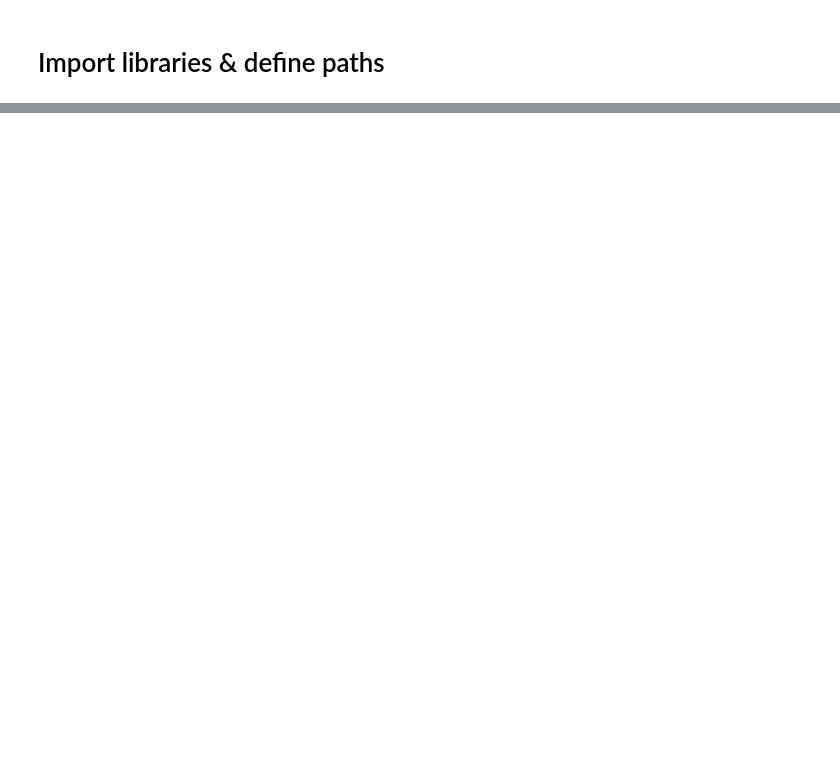
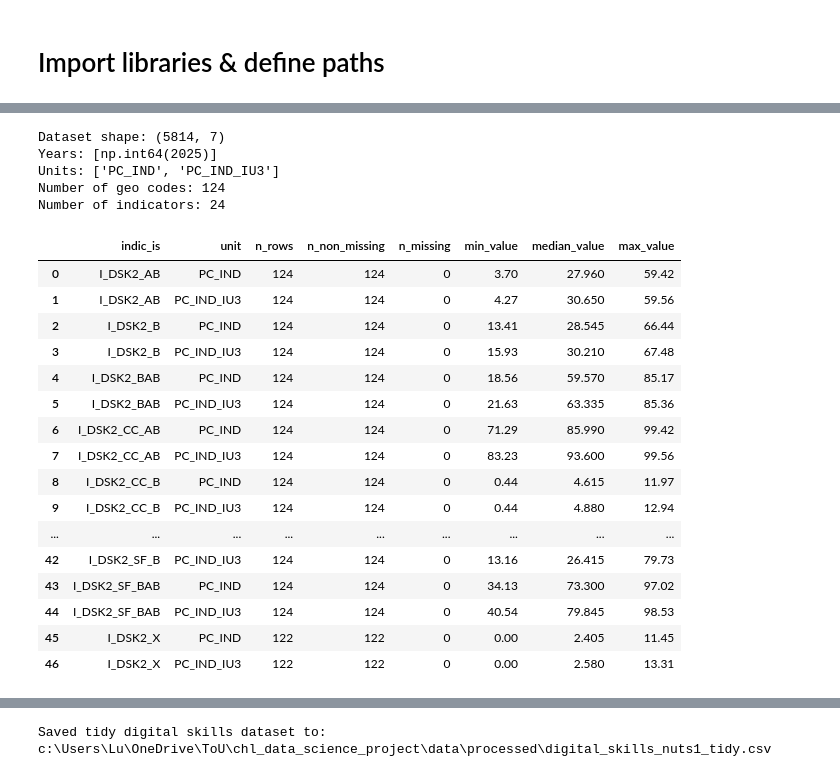
Before and after one commit to andmotus/AI-Literacy-Gap-Index, a Jupyter notebook: notebooks/01_load_data.ipynb, the cells around one changed output, grey strips where cells are left out. Drawn from its saved outputs; the diff is of its cells as text; code cells hidden in the pictures; blank space fills up the shorter version.

```diff
--- a/notebooks/01_load_data.ipynb
+++ b/notebooks/01_load_data.ipynb
@@ -149,0 +244,71 @@ ai_skills_df[[
+# %%
+# -----------------------------
+# Inspect available indicators and data coverage
+# -----------------------------
+
+print("Dataset shape:", digital_skills_long.shape)
+print("Years:", sorted(digital_skills_long["year"].unique()))
+print("Units:", sorted(digital_skills_long["unit"].unique()))
+print("Number of geo codes:", digital_skills_long["geo"].nunique())
+print("Number of indicators:", digital_skills_long["indic_is"].nunique())
+
+# Indicator-level overview
+indicator_overview = (
+    digital_skills_long
+    .groupby(["indic_is", "unit"], as_index=False)
+    .agg(
+        n_rows=("value", "size"),
+        n_non_missing=("value", "count"),
+        n_missing=("value", lambda x: x.isna().sum()),
+        min_value=("value", "min"),
+        median_value=("value", "median"),
+        max_value=("value", "max")
+    )
+    .sort_values(["indic_is", "unit"])
+)
+
+display(indicator_overview)
+
+# Region-level missingness overview
+region_overview = (
+    digital_skills_long
+    .groupby("geo", as_index=False)
+    .agg(
+        n_rows=("value", "size"),
+        n_non_missing=("value", "count"),
+        n_missing=("value", lambda x: x.isna().sum())
+    )
+    .assign(missing_share=lambda df: df["n_missing"] / df["n_rows"])
+    .sort_values("missing_share", ascending=False)
+)
+
+display(region_overview.head(20))
+
+# Save tidy interim dataset for later notebooks
+interim_path = PROCESSED_DIR / "digital_skills_nuts1_tidy.csv"
+digital_skills_long.to_csv(interim_path, index=False)
+
+print(f"Saved tidy digital skills dataset to: {interim_path}")
+# %% [output]
+Dataset shape: (5814, 7)
+Years: [np.int64(2025)]
+Units: ['PC_IND', 'PC_IND_IU3']
+Number of geo codes: 124
+Number of indicators: 24
+|  | indic_is | unit | n_rows | n_non_missing | n_missing | min_value | median_value | max_value |
+| 0 | I_DSK2_AB | PC_IND | 124 | 124 | 0 | 3.70 | 27.960 | 59.42 |
+| 1 | I_DSK2_AB | PC_IND_IU3 | 124 | 124 | 0 | 4.27 | 30.650 | 59.56 |
+| 2 | I_DSK2_B | PC_IND | 124 | 124 | 0 | 13.41 | 28.545 | 66.44 |
+| 3 | I_DSK2_B | PC_IND_IU3 | 124 | 124 | 0 | 15.93 | 30.210 | 67.48 |
+| 4 | I_DSK2_BAB | PC_IND | 124 | 124 | 0 | 18.56 | 59.570 | 85.17 |
+| 5 | I_DSK2_BAB | PC_IND_IU3 | 124 | 124 | 0 | 21.63 | 63.335 | 85.36 |
+| 6 | I_DSK2_CC_AB | PC_IND | 124 | 124 | 0 | 71.29 | 85.990 | 99.42 |
+| 7 | I_DSK2_CC_AB | PC_IND_IU3 | 124 | 124 | 0 | 83.23 | 93.600 | 99.56 |
+| 8 | I_DSK2_CC_B | PC_IND | 124 | 124 | 0 | 0.44 | 4.615 | 11.97 |
+| 9 | I_DSK2_CC_B | PC_IND_IU3 | 124 | 124 | 0 | 0.44 | 4.880 | 12.94 |
+| ... | ... | ... | ... | ... | ... | ... | ... | ... |
+| 42 | I_DSK2_SF_B | PC_IND_IU3 | 124 | 124 | 0 | 13.16 | 26.415 | 79.73 |
+| 43 | I_DSK2_SF_BAB | PC_IND | 124 | 124 | 0 | 34.13 | 73.300 | 97.02 |
+| 44 | I_DSK2_SF_BAB | PC_IND_IU3 | 124 | 124 | 0 | 40.54 | 79.845 | 98.53 |
+| 45 | I_DSK2_X | PC_IND | 122 | 122 | 0 | 0.00 | 2.405 | 11.45 |
+| 46 | I_DSK2_X | PC_IND_IU3 | 122 | 122 | 0 | 0.00 | 2.580 | 13.31 |
@@ -149,0 +332 @@ ai_skills_df[[
+Saved tidy digital skills dataset to: c:\Users\Lu\OneDrive\ToU\chl_data_science_project\data\processed\digital_skills_nuts1_tidy.csv
```
Also changed, not shown: parts of 30 cells of this notebook.
